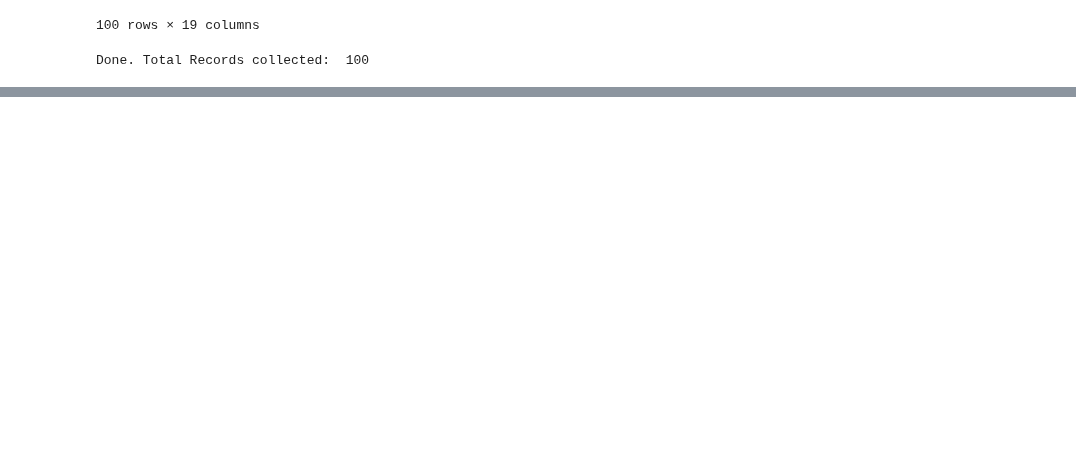
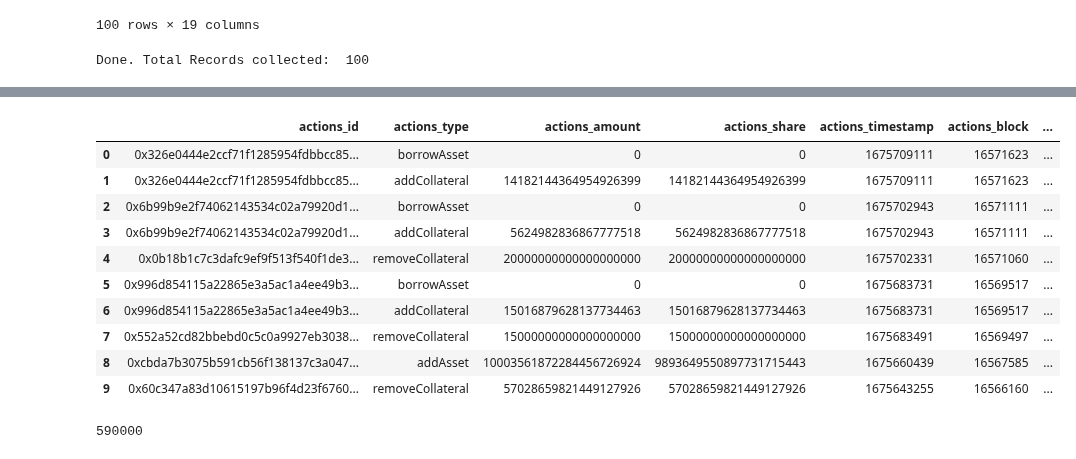
Before and after one commit to EdgeCaser/EconohmetricsOld, a Jupyter notebook: ohmFraxBorrowers.ipynb, the cells around one changed output, grey strips where cells are left out. Saved outputs shown, nothing was run; the diff lists cells and outputs as text; code cells hidden in the pictures; blank space fills up the shorter version.

Commit message:
Bug fixes for FraxBorrowers script, Balancer swap transactions

```diff
--- a/ohmFraxBorrowers.ipynb
+++ b/ohmFraxBorrowers.ipynb
@@ -191,10 +222,27 @@ Done. Total Records collected:  994
 # %%
-    fraxUsersDbTimed = db.query("select "
+    actionsDbTimed = db.query("select "
                    "    * "
                         " ,to_timestamp(actions_timestamp) dateTime "
-                   "From fraxUsersDb "
+                   "From actionsDb "
                    #"where lower(liquidityPools_name) like lower('%olympus%') "
                     #    "or lower(pairs_token1_symbol) like lower('%OHM%')  "
                    #" limit 100 "
                    ).df()
+actionsDbTimed.head(10)
+# %% [output]
+|  | actions_id | actions_type | actions_amount | actions_share | actions_timestamp | actions_block | ... |
+| 0 | 0x326e0444e2ccf71f1285954fdbbcc85... | borrowAsset | 0 | 0 | 1675709111 | 16571623 | ... |
+| 1 | 0x326e0444e2ccf71f1285954fdbbcc85... | addCollateral | 14182144364954926399 | 14182144364954926399 | 1675709111 | 16571623 | ... |
+| 2 | 0x6b99b9e2f74062143534c02a79920d1... | borrowAsset | 0 | 0 | 1675702943 | 16571111 | ... |
+| 3 | 0x6b99b9e2f74062143534c02a79920d1... | addCollateral | 5624982836867777518 | 5624982836867777518 | 1675702943 | 16571111 | ... |
+| 4 | 0x0b18b1c7c3dafc9ef9f513f540f1de3... | removeCollateral | 20000000000000000000 | 20000000000000000000 | 1675702331 | 16571060 | ... |
+| 5 | 0x996d854115a22865e3a5ac1a4ee49b3... | borrowAsset | 0 | 0 | 1675683731 | 16569517 | ... |
+| 6 | 0x996d854115a22865e3a5ac1a4ee49b3... | addCollateral | 15016879628137734463 | 15016879628137734463 | 1675683731 | 16569517 | ... |
+| 7 | 0x552a52cd82bbebd0c5c0a9927eb3038... | removeCollateral | 15000000000000000000 | 15000000000000000000 | 1675683491 | 16569497 | ... |
+| 8 | 0xcbda7b3075b591cb56f138137c3a047... | addAsset | 10003561872284456726924 | 9893649550897731715443 | 1675660439 | 16567585 | ... |
+| 9 | 0x60c347a83d10615197b96f4d23f6760... | removeCollateral | 57028659821449127926 | 57028659821449127926 | 1675643255 | 16566160 | ... |
+# %%
+len(actionsDbTimed)
+# %% [output]
+590000
 # %%
```
Also changed, not shown: parts of 17 cells of this notebook, 1 other file.
